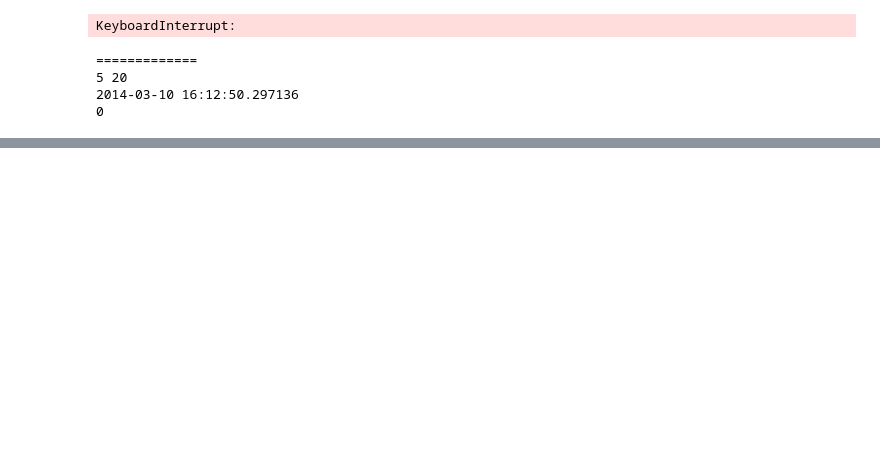
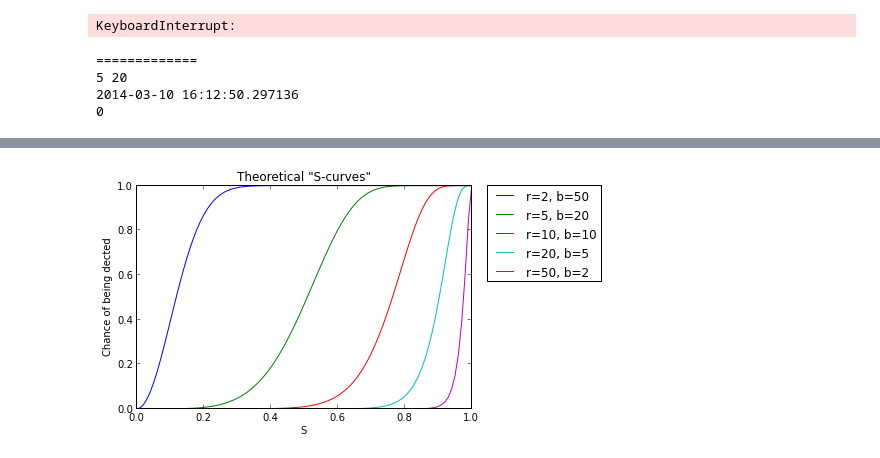
Before and after one commit to michie1/aidm1, a Jupyter notebook: task7.ipynb, the cells around one changed output, grey strips where cells are left out. Drawn from its saved outputs; the diff is of its cells as text; code cells hidden in the pictures; blank space fills up the shorter version.

```diff
--- a/task7.ipynb
+++ b/task7.ipynb
@@ -128,0 +132,14 @@ s=0.8; predicted=1.0; measured=1.0
+# %%
+from numpy import arange
+combinations = [(2, 50), (5, 20), (10, 10), (20, 5), (50, 2)]
+x = arange(0, 1.01, 0.01)
+for r, b in combinations:
+    y = [1-pow(1-pow(s[i], r), b) for i in range(101)]
+    p1 = plt.plot(x, y, '-', label="r=" + str(r) + ", b=" + str(b))
+plt.title( 'Theoretical "S-curves"')
+plt.xlabel( 'S' )
+plt.ylabel( 'Chance of being dected' )
+legend(bbox_to_anchor=(1.05, 1), loc=2, borderaxespad=0.)
+plt.show()
+# %% [output]
+[figure, added]
```
Also changed, not shown: parts of 1 cell of this notebook.
